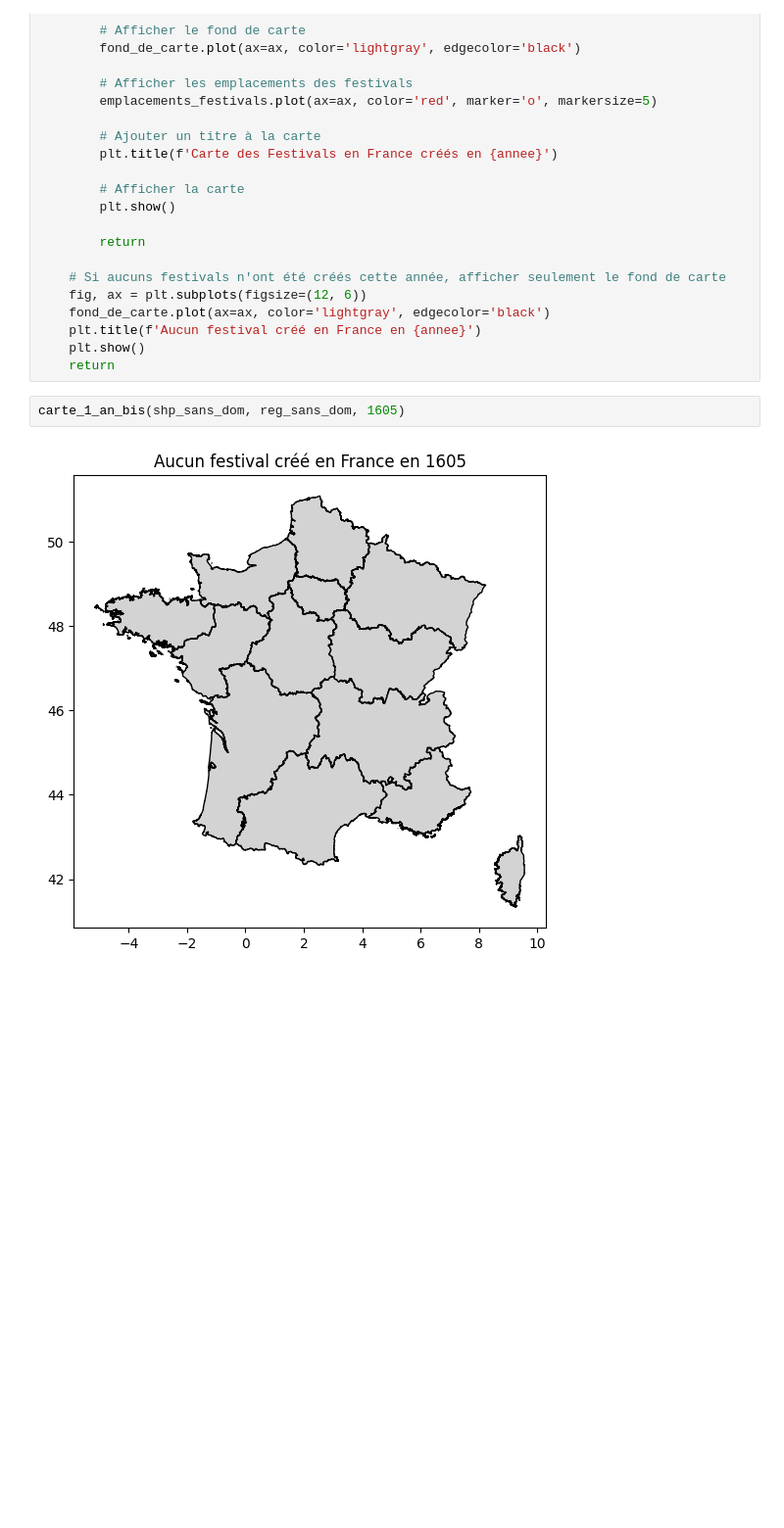
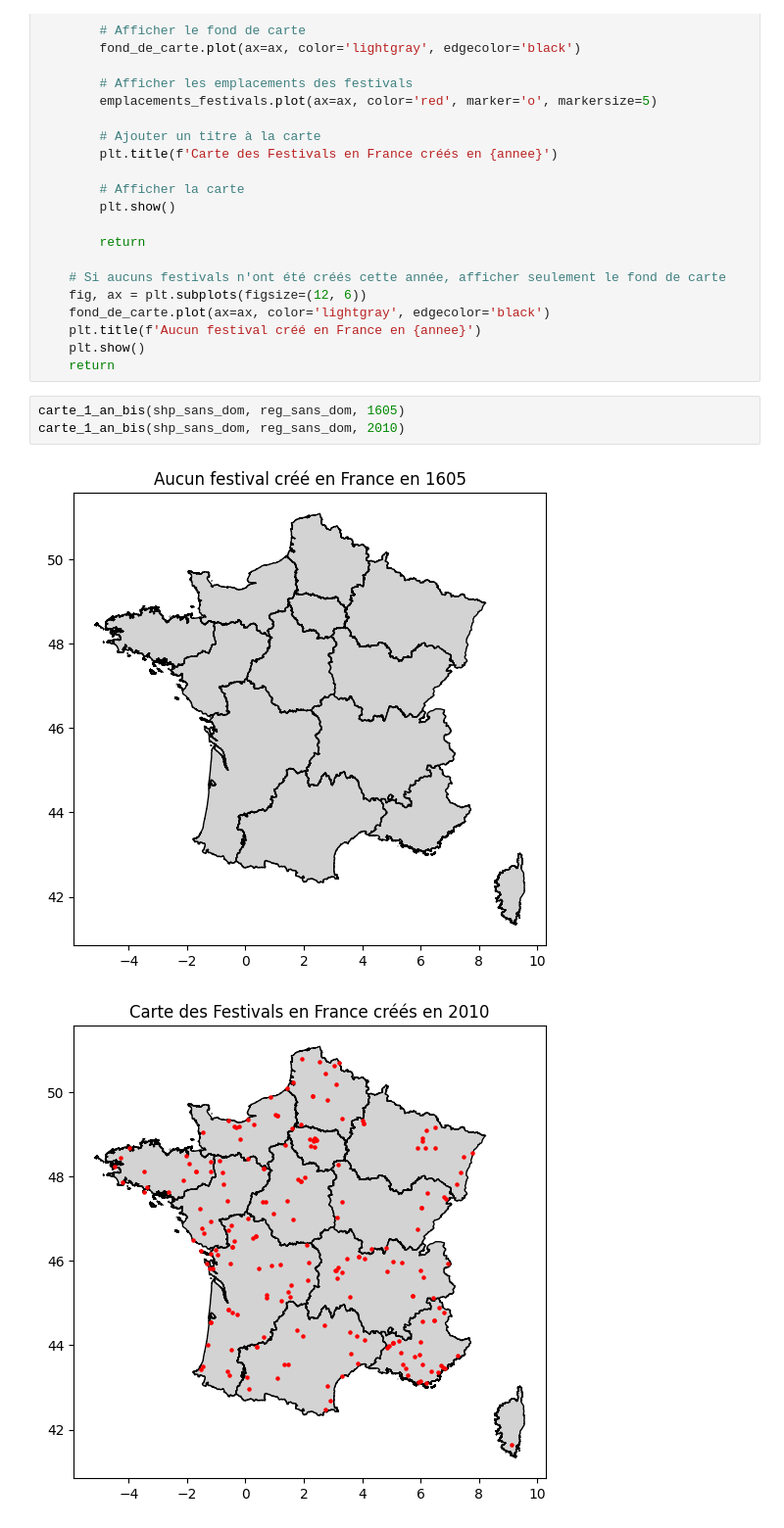
Before and after one commit to MaelieP/Projet-python--, a Jupyter notebook: animation.ipynb, the cells around one changed output. Shown: that part at 98% size. Saved outputs shown, nothing was run; the diff lists cells and outputs as text; blank space fills up the shorter version.

```diff
--- a/animation.ipynb
+++ b/animation.ipynb
@@ -125,8 +125,10 @@ def carte_1_an_bis(emplacements_festivals, fond_de_carte, annee):
     return
 # %%
 carte_1_an_bis(shp_sans_dom, reg_sans_dom, 1605)
+carte_1_an_bis(shp_sans_dom, reg_sans_dom, 2010)
 # %% [output]
 [figure]
+[figure, added]
 # %%
 #On affiche la carte d'une année en utilisant la méthode plus rapide de créer la fond de carte en dehors de la fonction
 
```
Also changed, not shown: parts of 4 cells of this notebook, 1 other file.
